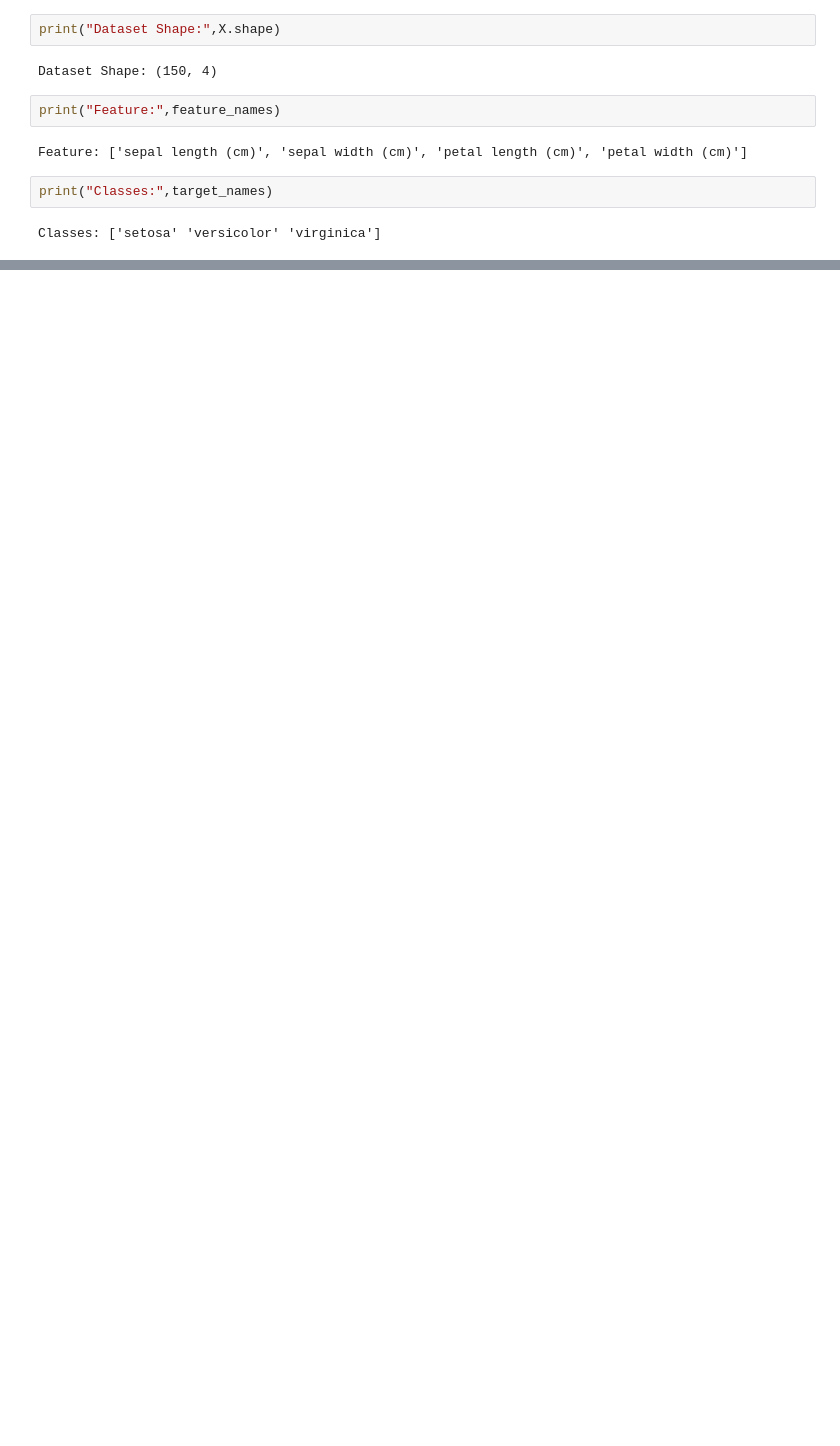
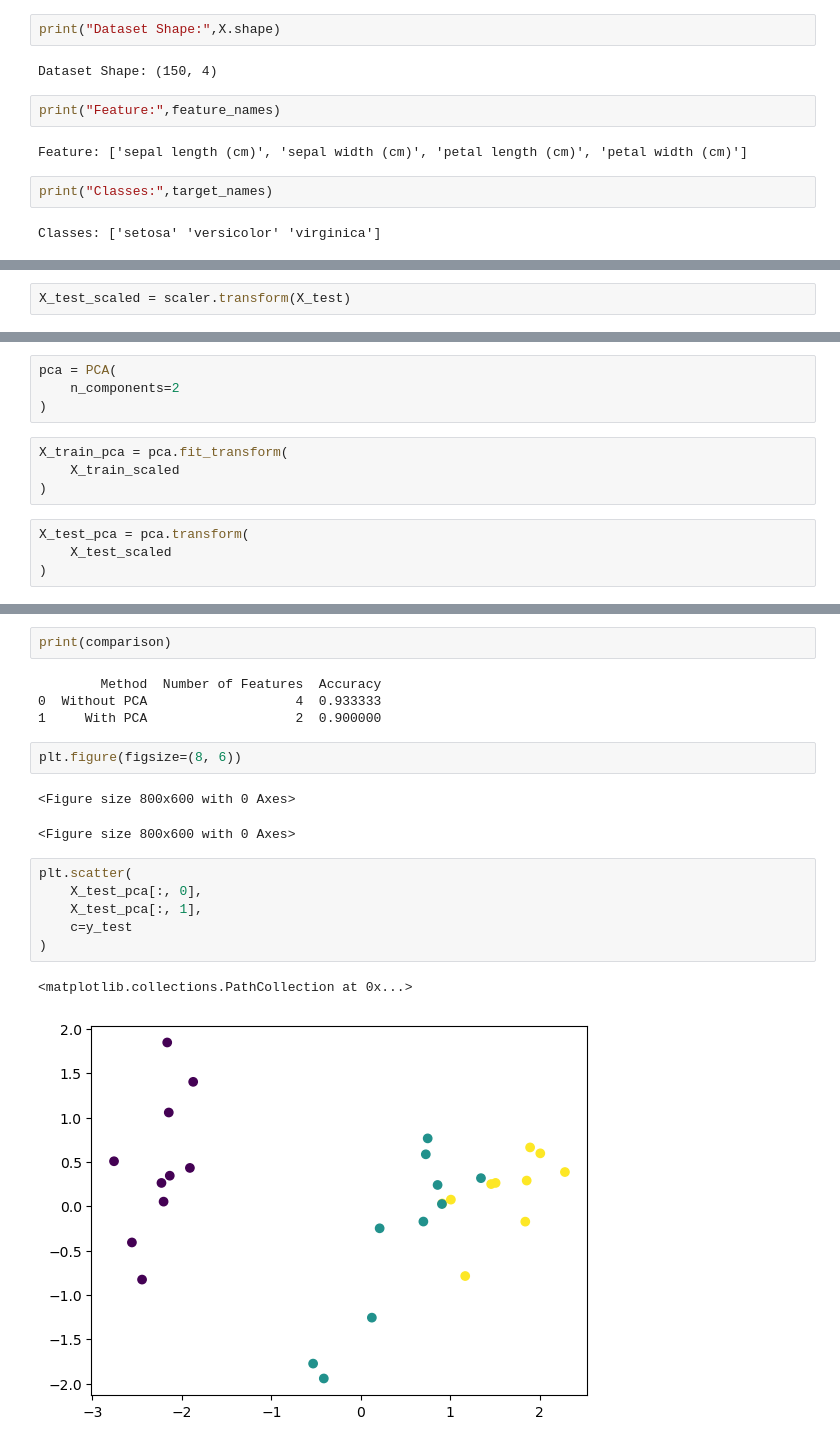
Before and after one commit to shanmukhasai7263/ML, a Jupyter notebook: lab_6_inlab.ipynb, the cells around one changed output, grey strips where cells are left out. Cells and saved outputs as stored; diff of their text form; blank space fills up the shorter version.

```diff
--- a/lab_6_inlab.ipynb
+++ b/lab_6_inlab.ipynb
@@ -197,0 +210,2 @@ Classes: ['setosa' 'versicolor' 'virginica']
+# %%
+X_test_scaled = scaler.transform(X_test)
@@ -197,0 +284,12 @@ Classes: ['setosa' 'versicolor' 'virginica']
+# %%
+pca = PCA(
+    n_components=2
+)
+# %%
+X_train_pca = pca.fit_transform(
+    X_train_scaled
+)
+# %%
+X_test_pca = pca.transform(
+    X_test_scaled
+)
@@ -197,0 +381,20 @@ Classes: ['setosa' 'versicolor' 'virginica']
+# %%
+print(comparison)
+# %% [output]
+        Method  Number of Features  Accuracy
+0  Without PCA                   4  0.933333
+1     With PCA                   2  0.900000
+# %%
+plt.figure(figsize=(8, 6))
+# %% [output]
+<Figure size 800x600 with 0 Axes>
+<Figure size 800x600 with 0 Axes>
+# %%
+plt.scatter(
+    X_test_pca[:, 0],
+    X_test_pca[:, 1],
+    c=y_test
+)
+# %% [output]
+<matplotlib.collections.PathCollection at 0x...>
+[figure, added]
```
Also changed, not shown: parts of 110 cells of this notebook.
